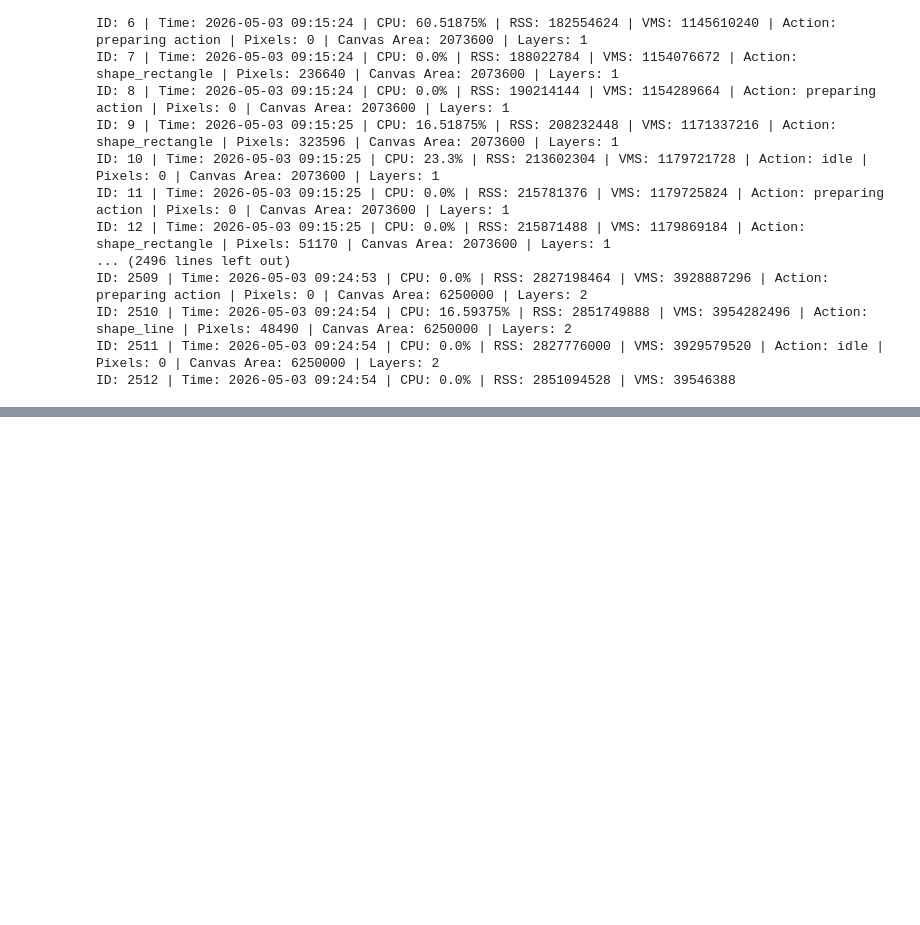
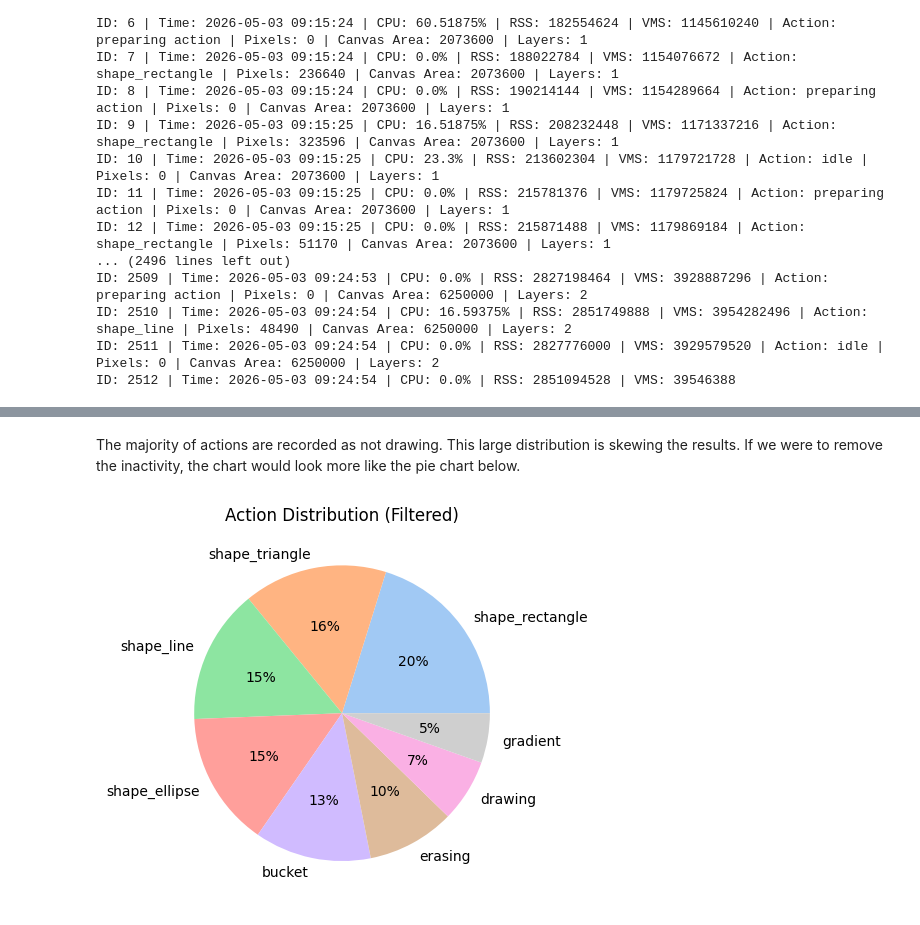
Before and after one commit to sjsu-cs122-s26/drawable-drawing, a Jupyter notebook: Notebooks/Project_Assignment_02.ipynb, the cells around one changed output, grey strips where cells are left out. Drawn from its saved outputs; the diff is of its cells as text; code cells hidden in the pictures; blank space fills up the shorter version.

```diff
--- a/Notebooks/Project_Assignment_02.ipynb
+++ b/Notebooks/Project_Assignment_02.ipynb
@@ -54,0 +143,9 @@ ID: 2512 | Time: 2026-05-03 09:24:54 | CPU: 0.0% | RSS: 2851094528 | VMS: 395463
+# %% [markdown]
+The majority of actions are recorded as not drawing. This large distribution is skewing the results. If we were to remove the inactivity, the chart would look more like the pie chart below.
+# %%
+dfFiltered = df[(df["action"]!="preparing action") & (df["action"]!="idle")]
+plt.pie(data= df, labels = dfFiltered["action"].unique(), x=list(dfFiltered["action"].value_counts()), colors=sns.color_palette("pastel"), autopct='%.0f%%')
+plt.title("Action Distribution (Filtered)")
+plt.show()
+# %% [output]
+[figure, added]
```
Also changed, not shown: parts of 13 cells of this notebook, 1 other file.
